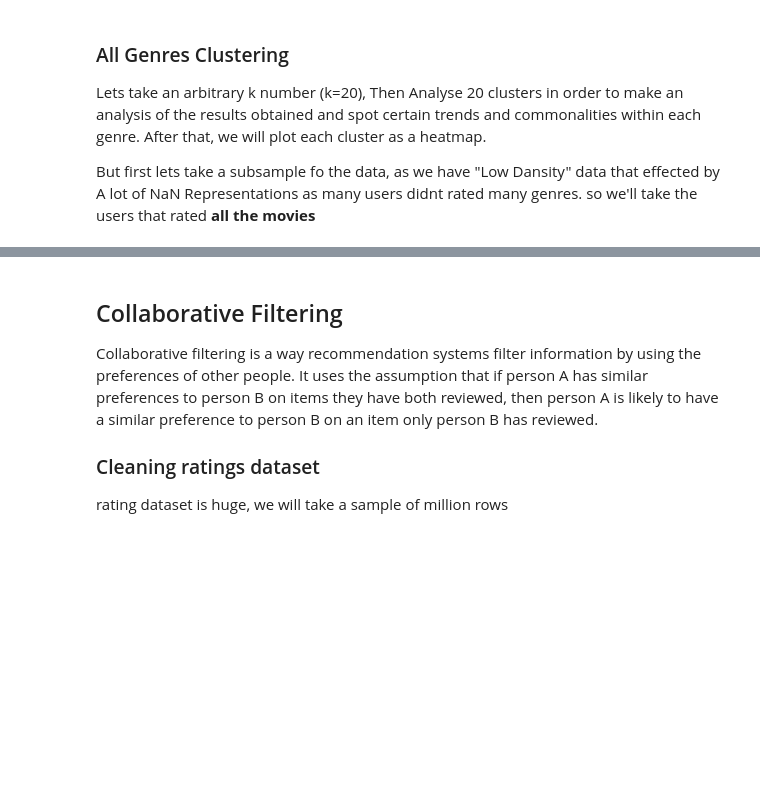
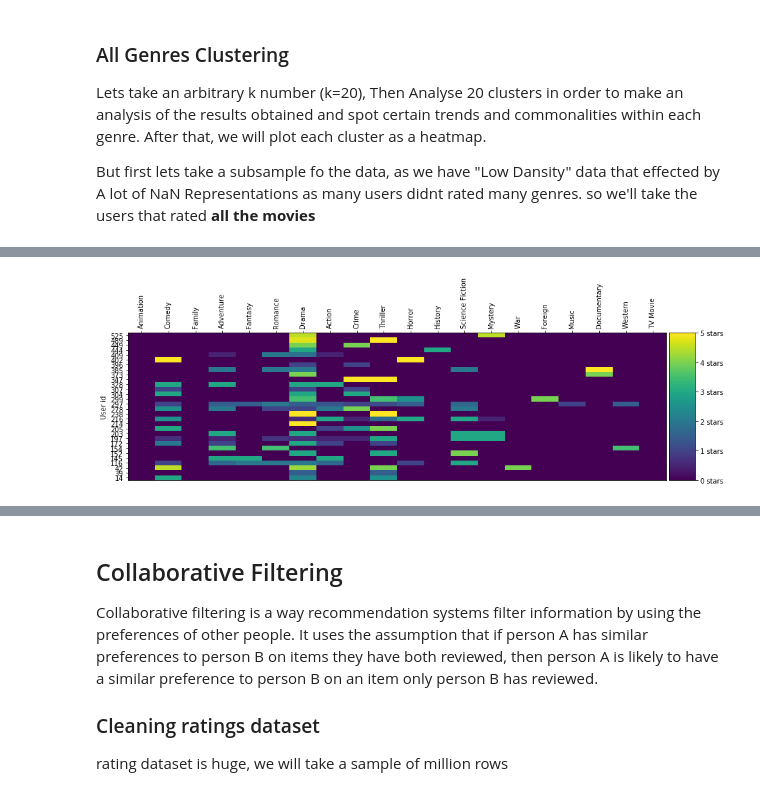
Before and after one commit to ronka/movie-recommendation-notebook, a Jupyter notebook: final_project.ipynb, the cells around one changed output, grey strips where cells are left out. Cells and saved outputs as stored; diff of their text form; code cells hidden in the pictures; blank space fills up the shorter version.

```diff
--- a/final_project.ipynb
+++ b/final_project.ipynb
@@ -638,0 +631,6 @@ See the caveats in the documentation: https://pandas.pydata.org/pandas-docs/stab
+# %%
+third_group = clustered[clustered['group']==2]
+third_group.drop(columns=['group'],inplace=True)
+draw_hm(third_group.head(30))
+# %% [output]
+[figure, added]
```
Also changed, not shown: parts of 24 cells of this notebook.
